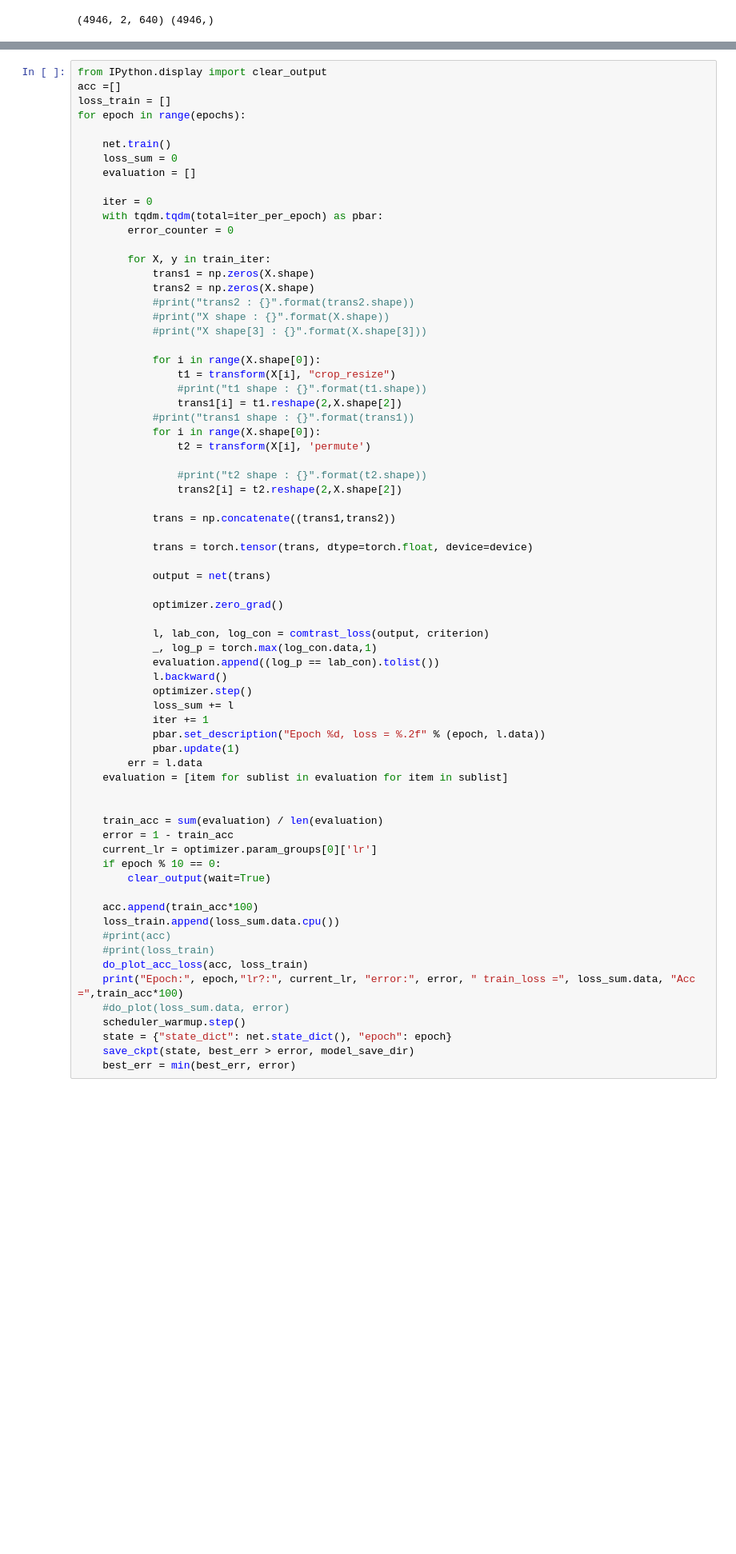
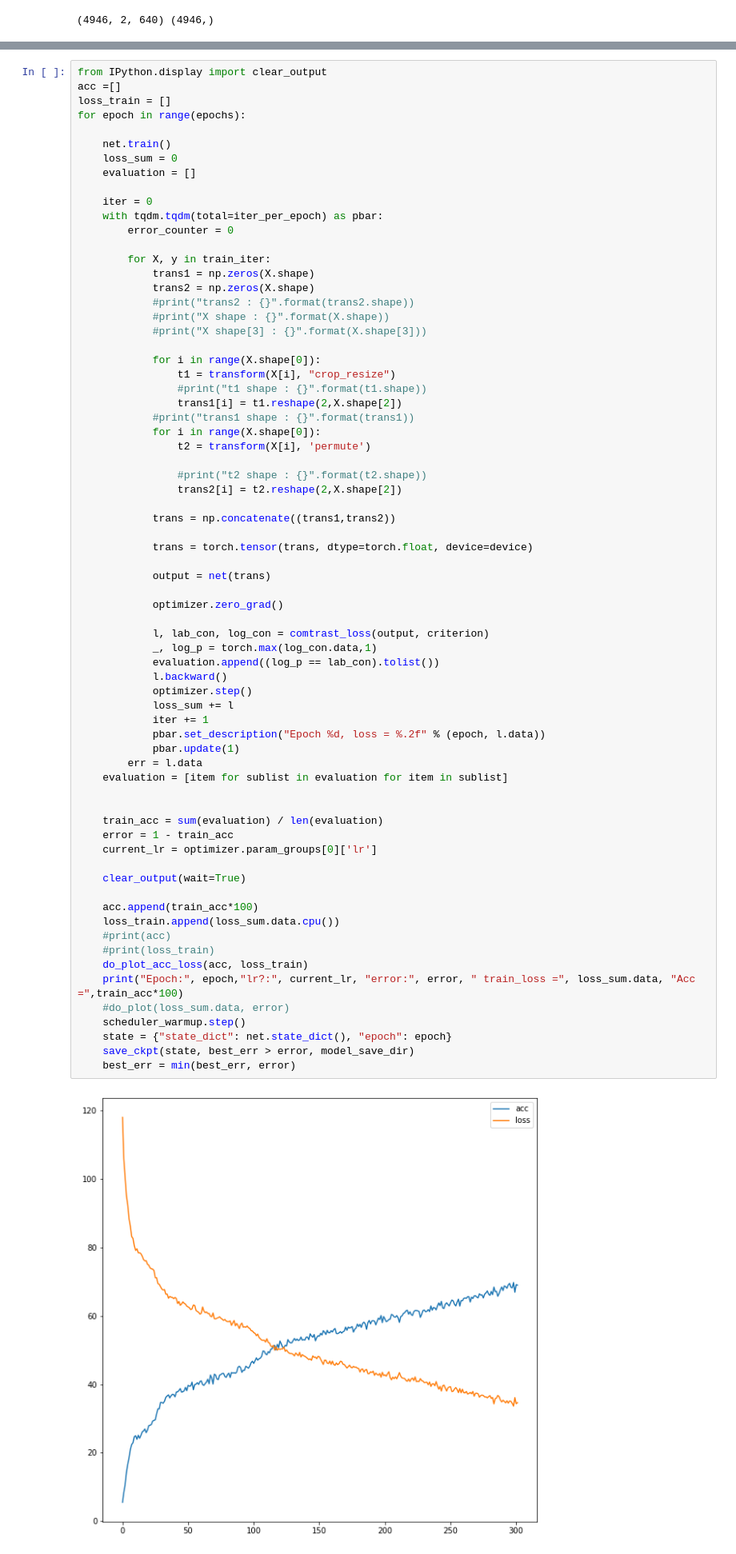
Before and after one commit to nutapol97/ssl-for-mi, a Jupyter notebook: contrast_modified.ipynb, the cells around one changed output, grey strips where cells are left out. Shown: that part at 80% size. Saved outputs shown, nothing was run; the diff lists cells and outputs as text; blank space fills up the shorter version.

```diff
--- a/contrast_modified.ipynb
+++ b/contrast_modified.ipynb
@@ -1012,32 +1012,33 @@ for epoch in range(epochs):
 
             l, lab_con, log_con = comtrast_loss(output, criterion)
             _, log_p = torch.max(log_con.data,1)
             evaluation.append((log_p == lab_con).tolist())
             l.backward()
             optimizer.step()
             loss_sum += l
             iter += 1
             pbar.set_description("Epoch %d, loss = %.2f" % (epoch, l.data))
             pbar.update(1)
         err = l.data
     evaluation = [item for sublist in evaluation for item in sublist]
 
 
     train_acc = sum(evaluation) / len(evaluation)
     error = 1 - train_acc
     current_lr = optimizer.param_groups[0]['lr']
-    if epoch % 10 == 0:
-        clear_output(wait=True)
+
+    clear_output(wait=True)
 
     acc.append(train_acc*100)
     loss_train.append(loss_sum.data.cpu())
     #print(acc)
     #print(loss_train)
     do_plot_acc_loss(acc, loss_train)
     print("Epoch:", epoch,"lr?:", current_lr, "error:", error, " train_loss =", loss_sum.data, "Acc =",train_acc*100)
     #do_plot(loss_sum.data, error)
     scheduler_warmup.step()
     state = {"state_dict": net.state_dict(), "epoch": epoch}
     save_ckpt(state, best_err > error, model_save_dir)
     best_err = min(best_err, error)
 # %% [output]
+[figure, added]
```
Also changed, not shown: parts of 4 cells of this notebook, 6 other files.
